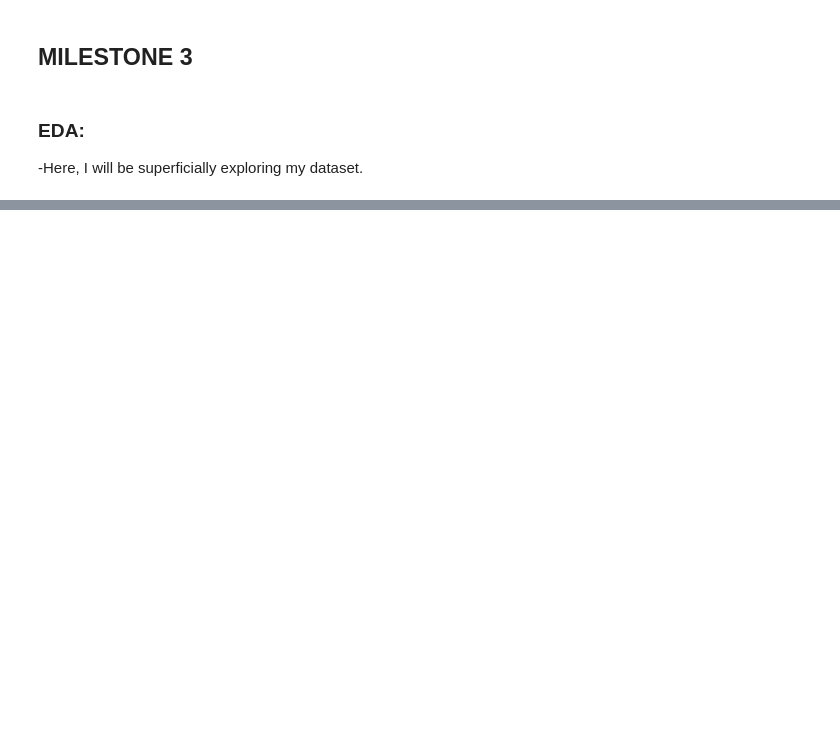
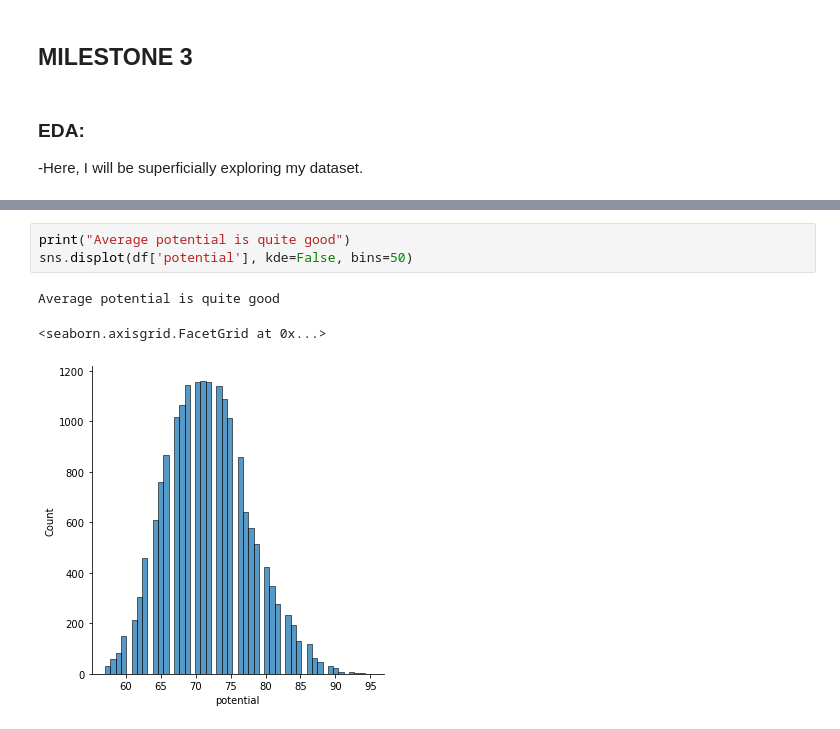
Before and after one commit to data301-2021-winter1/project-group24-project, a Jupyter notebook: notebooks/analysis3.ipynb, the cells around one changed output, grey strips where cells are left out. Saved outputs shown, nothing was run; the diff lists cells and outputs as text; blank space fills up the shorter version.

```diff
--- a/notebooks/analysis3.ipynb
+++ b/notebooks/analysis3.ipynb
@@ -33,0 +119,7 @@ dataset
+# %%
+print("Average potential is quite good")
+sns.displot(df['potential'], kde=False, bins=50)
+# %% [output]
+Average potential is quite good
+<seaborn.axisgrid.FacetGrid at 0x...>
+[figure, added]
```
Also changed, not shown: parts of 10 cells of this notebook.
